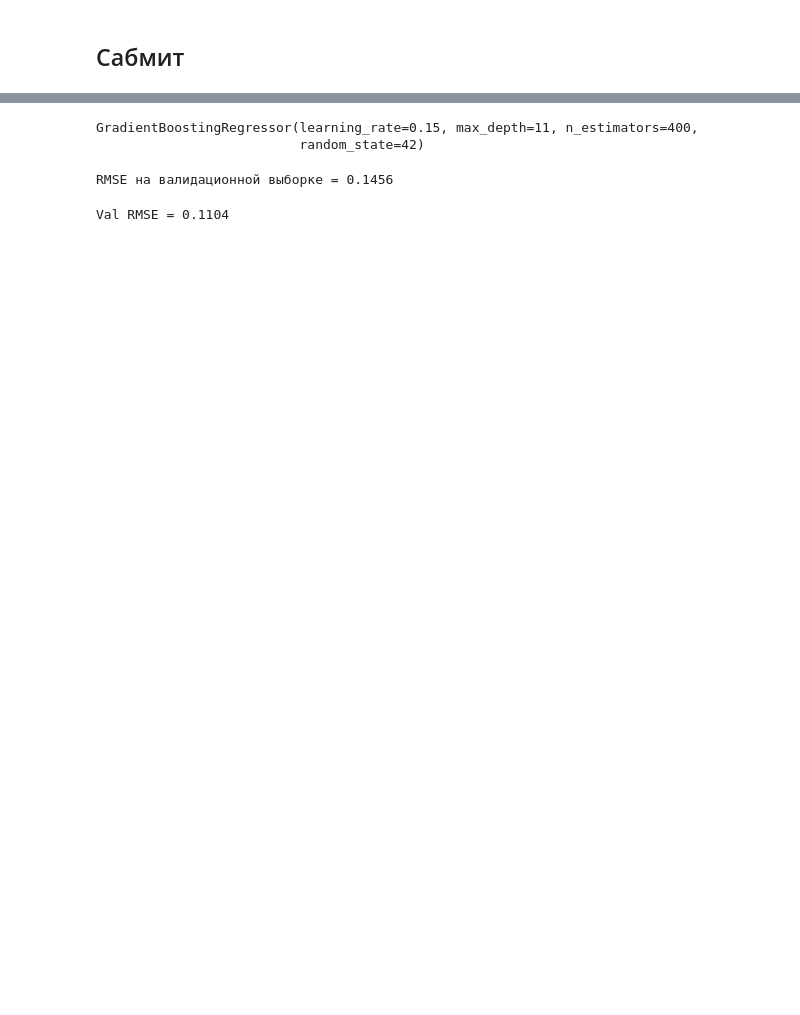
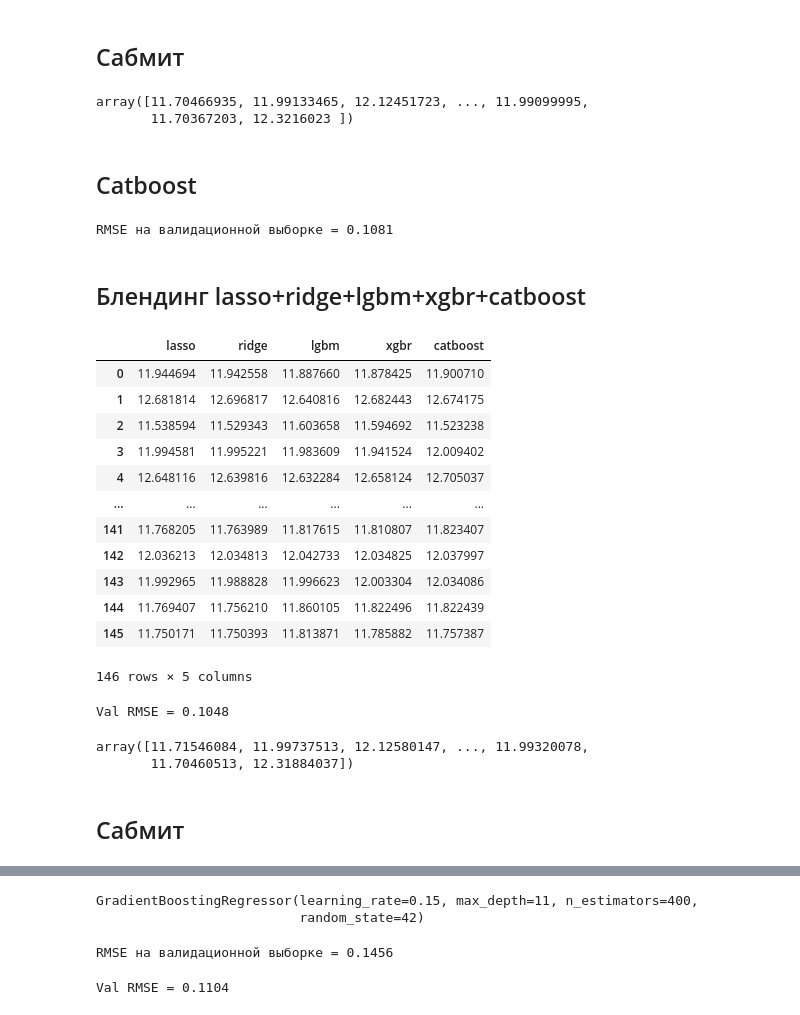
Before and after one commit to archimedes1515/ml-projects, a Jupyter notebook: house_prices/kaggle_house_prices.ipynb, the cells around one changed output, grey strips where cells are left out. Cells and saved outputs as stored; diff of their text form; code cells hidden in the pictures; blank space fills up the shorter version.

```diff
--- a/house_prices/kaggle_house_prices.ipynb
+++ b/house_prices/kaggle_house_prices.ipynb
@@ -782,10 +771,10 @@ Best RMSE = 0.0918
 # %%
-pipeline = Pipeline(steps=[
+pipeline2 = Pipeline(steps=[
     ('ohe_and_scaling', column_transformer),
     ('regression', Ridge(best_alpha))
 ])
 
-ridge_gscv_filtered = pipeline.fit(X_train_filtered, y_train_filtered)
+ridge_gscv_filtered = pipeline2.fit(X_train_filtered, y_train_filtered)
 y_pred = ridge_gscv_filtered.predict(X_val)
 print("Val RMSE = %.4f" % mean_squared_error(y_val, y_pred, squared=False))
 # %% [output]
@@ -999,7 +990,7 @@ lgbm = LGBMRegressor(random_state=42)
 params_lgbm = {
     'num_leaves' : (7, 9, 11, 21, 41),
     'learning_rate' : (0.5, 0.1, 0.05, 0.01),
-    'n_estimators' : (500, 700, 1000)
+    'n_estimators' : (500, 700, 800, 1000)
 }
 
 mod_lgbm = GridSearchCV(lgbm, params_lgbm, cv=7)
@@ -1118,2 +1142,11 @@ Val RMSE = 0.1058
 # %% [markdown]
 ## Сабмит
+# %%
+blend_df_test = pd.DataFrame({'lasso': lasso_gscv.predict(test_df_prep),
+                              'ridge': ridge_gscv_filtered.predict(test_df_prep),
+                              'lgbm': lgbm_best.predict(X_test_transf),
+                              'xgbr': xgbr_best.predict(X_test_transf)})
+ridge_blend.predict(blend_df_test)
+# %% [output]
+array([11.70466935, 11.99133465, 12.12451723, ..., 11.99099995,
+       11.70367203, 12.3216023 ])
@@ -1119,0 +1157,52 @@ Val RMSE = 0.1058
+# %% [markdown]
+## Catboost
+# %%
+cbmodel = cb.CatBoostRegressor(colsample_bylevel=0.2, depth=4,
+                               l2_leaf_reg=20, learning_rate=0.008, n_estimators=20000,
+                               subsample=0.3, verbose=False, random_state=42).fit(X_train_transf, y_train)
+y_pred = cbmodel.predict(X_val_transf)
+print("RMSE на валидационной выборке = %.4f" % mean_squared_error(y_val, y_pred, squared=False))
+# %% [output]
+RMSE на валидационной выборке = 0.1081
+# %% [markdown]
+## Блендинг lasso+ridge+lgbm+xgbr+catboost
+# %%
+blend_df1 = pd.DataFrame({'lasso': lasso_gscv.predict(X_val),
+                         'ridge': ridge_gscv_filtered.predict(X_val),
+                         'lgbm': lgbm_best.predict(X_val_transf),
+                         'xgbr': xgbr_best.predict(X_val_transf),
+                         'catboost': cbmodel.predict(X_val_transf)})
+blend_df1
+# %% [output]
+|  | lasso | ridge | lgbm | xgbr | catboost |
+| 0 | 11.944694 | 11.942558 | 11.887660 | 11.878425 | 11.900710 |
+| 1 | 12.681814 | 12.696817 | 12.640816 | 12.682443 | 12.674175 |
+| 2 | 11.538594 | 11.529343 | 11.603658 | 11.594692 | 11.523238 |
+| 3 | 11.994581 | 11.995221 | 11.983609 | 11.941524 | 12.009402 |
+| 4 | 12.648116 | 12.639816 | 12.632284 | 12.658124 | 12.705037 |
+| ... | ... | ... | ... | ... | ... |
+| 141 | 11.768205 | 11.763989 | 11.817615 | 11.810807 | 11.823407 |
+| 142 | 12.036213 | 12.034813 | 12.042733 | 12.034825 | 12.037997 |
+| 143 | 11.992965 | 11.988828 | 11.996623 | 12.003304 | 12.034086 |
+| 144 | 11.769407 | 11.756210 | 11.860105 | 11.822496 | 11.822439 |
+| 145 | 11.750171 | 11.750393 | 11.813871 | 11.785882 | 11.757387 |
+146 rows × 5 columns
+# %%
+ridge_blend1 = Ridge()
+ridge_blend1.fit(blend_df1, y_val)
+y_pred = ridge_blend1.predict(blend_df1)
+print("Val RMSE = %.4f" % mean_squared_error(y_val, y_pred, squared=False))
+# %% [output]
+Val RMSE = 0.1048
+# %%
+blend_df_test1 = pd.DataFrame({'lasso': lasso_gscv.predict(test_df_prep),
+                              'ridge': ridge_gscv_filtered.predict(test_df_prep),
+                              'lgbm': lgbm_best.predict(X_test_transf),
+                              'xgbr': xgbr_best.predict(X_test_transf),
+                              'catboost': cbmodel.predict(X_test_transf)})
+ridge_blend1.predict(blend_df_test1)
+# %% [output]
+array([11.71546084, 11.99737513, 12.12580147, ..., 11.99320078,
+       11.70460513, 12.31884037])
+# %% [markdown]
+## Сабмит
```
Also changed, not shown: parts of 55 cells of this notebook.
